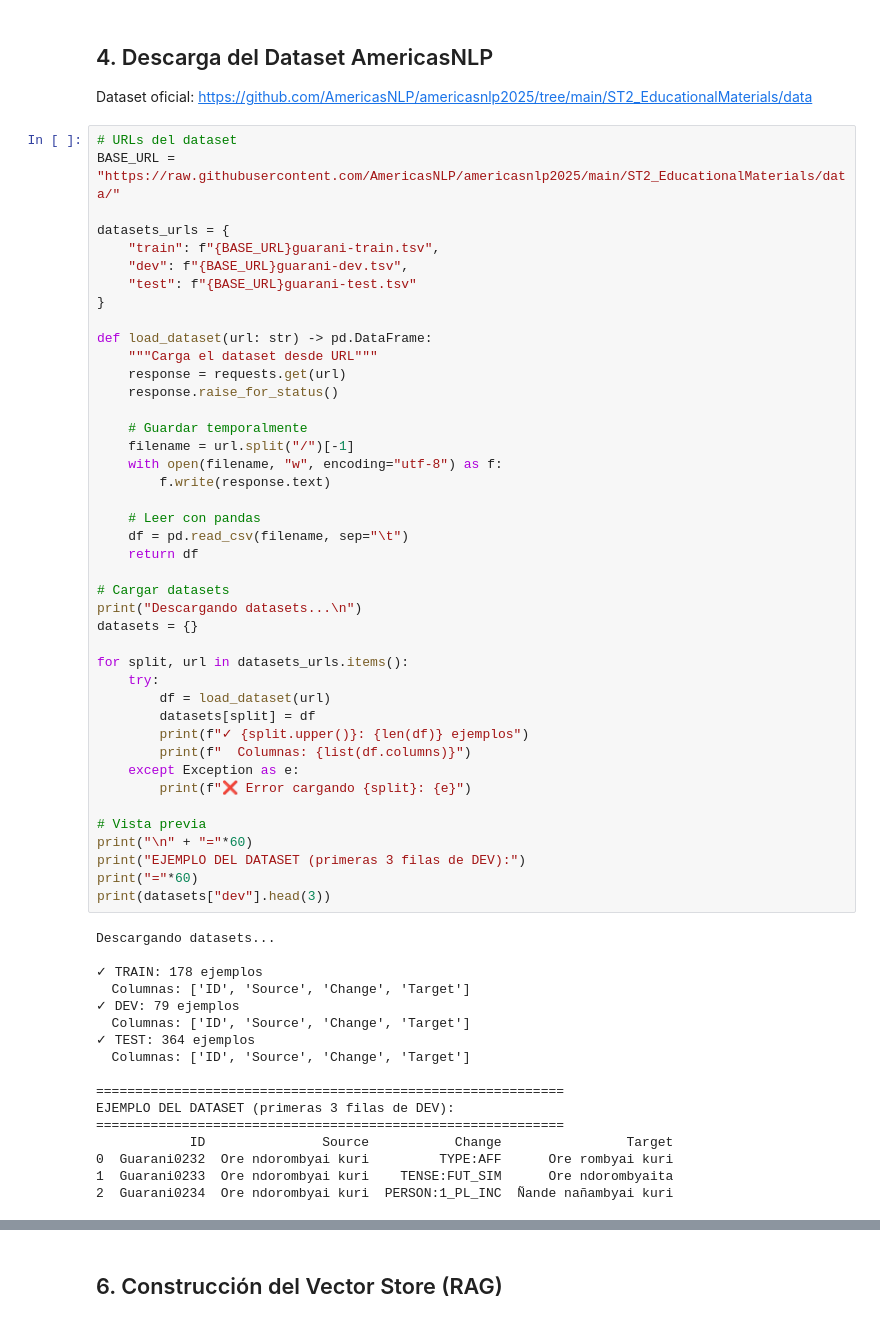
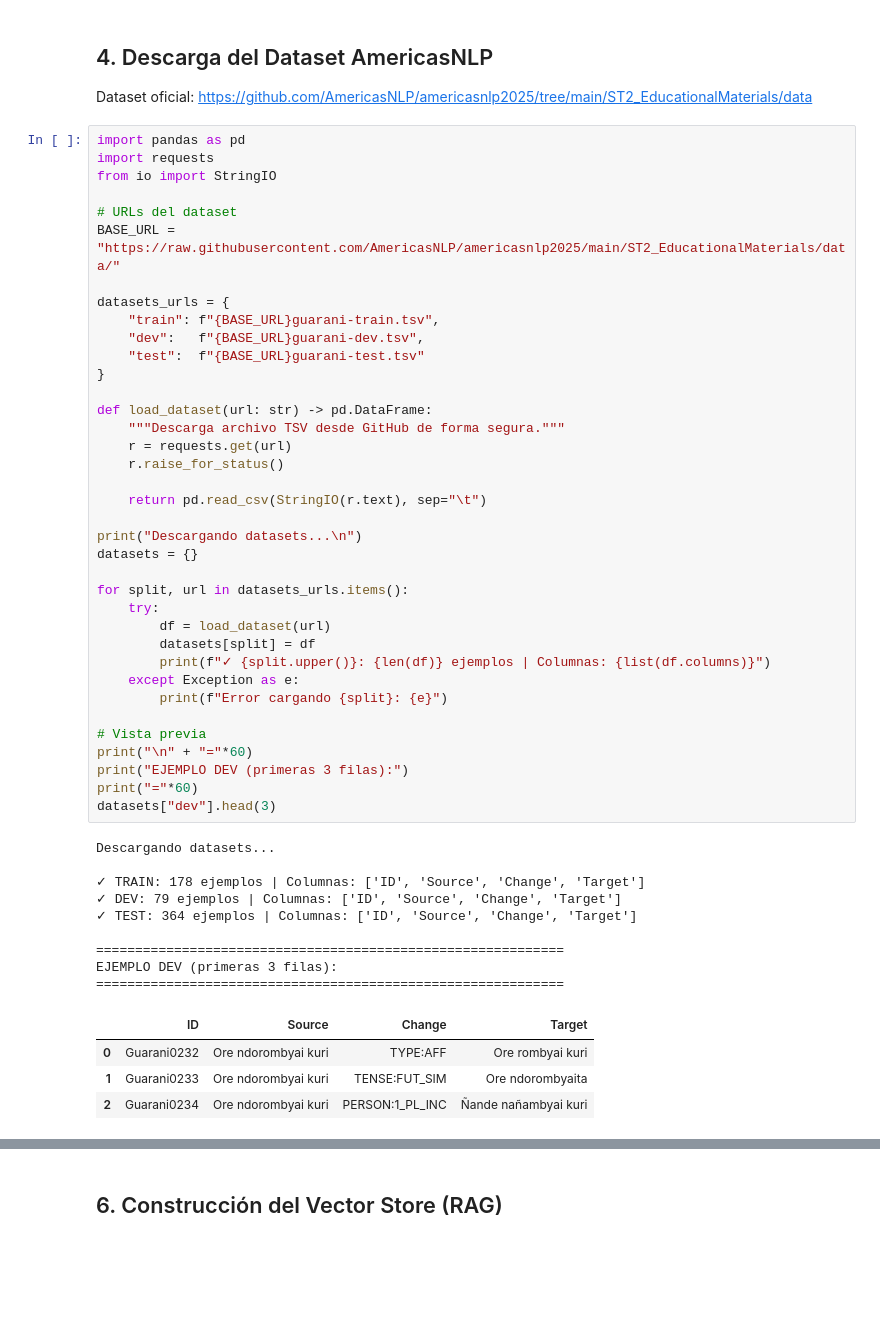
Before and after one commit to JuanAquino22/project_ia, a Jupyter notebook: projectIA.ipynb, the cells around one changed output, grey strips where cells are left out. Drawn from its saved outputs; the diff is of its cells as text; blank space fills up the shorter version.

```diff
--- a/projectIA.ipynb
+++ b/projectIA.ipynb
@@ -96,64 +128,56 @@ HF_TOKEN: True
 
 Dataset oficial: https://github.com/AmericasNLP/americasnlp2025/tree/main/ST2_EducationalMaterials/data
 # %%
+import pandas as pd
+import requests
+from io import StringIO
+
 # URLs del dataset
 BASE_URL = "https://raw.githubusercontent.com/AmericasNLP/americasnlp2025/main/ST2_EducationalMaterials/data/"
 
 datasets_urls = {
     "train": f"{BASE_URL}guarani-train.tsv",
-    "dev": f"{BASE_URL}guarani-dev.tsv",
-    "test": f"{BASE_URL}guarani-test.tsv"
+    "dev":   f"{BASE_URL}guarani-dev.tsv",
+    "test":  f"{BASE_URL}guarani-test.tsv"
 }
 
 def load_dataset(url: str) -> pd.DataFrame:
-    """Carga el dataset desde URL"""
-    response = requests.get(url)
-    response.raise_for_status()
+    """Descarga archivo TSV desde GitHub de forma segura."""
+    r = requests.get(url)
+    r.raise_for_status()
 
-    # Guardar temporalmente
-    filename = url.split("/")[-1]
-    with open(filename, "w", encoding="utf-8") as f:
-        f.write(response.text)
+    return pd.read_csv(StringIO(r.text), sep="\t")
 
-    # Leer con pandas
-    df = pd.read_csv(filename, sep="\t")
-    return df
-
-# Cargar datasets
 print("Descargando datasets...\n")
 datasets = {}
 
 for split, url in datasets_urls.items():
     try:
         df = load_dataset(url)
         datasets[split] = df
-        print(f"✓ {split.upper()}: {len(df)} ejemplos")
-        print(f"  Columnas: {list(df.columns)}")
+        print(f"✓ {split.upper()}: {len(df)} ejemplos | Columnas: {list(df.columns)}")
     except Exception as e:
-        print(f"❌ Error cargando {split}: {e}")
+        print(f"Error cargando {split}: {e}")
 
 # Vista previa
 print("\n" + "="*60)
-print("EJEMPLO DEL DATASET (primeras 3 filas de DEV):")
+print("EJEMPLO DEV (primeras 3 filas):")
 print("="*60)
-print(datasets["dev"].head(3))
+datasets["dev"].head(3)
 # %% [output]
 Descargando datasets...
 
-✓ TRAIN: 178 ejemplos
-  Columnas: ['ID', 'Source', 'Change', 'Target']
-✓ DEV: 79 ejemplos
-  Columnas: ['ID', 'Source', 'Change', 'Target']
-✓ TEST: 364 ejemplos
-  Columnas: ['ID', 'Source', 'Change', 'Target']
+✓ TRAIN: 178 ejemplos | Columnas: ['ID', 'Source', 'Change', 'Target']
+✓ DEV: 79 ejemplos | Columnas: ['ID', 'Source', 'Change', 'Target']
+✓ TEST: 364 ejemplos | Columnas: ['ID', 'Source', 'Change', 'Target']
 
 ============================================================
-EJEMPLO DEL DATASET (primeras 3 filas de DEV):
+EJEMPLO DEV (primeras 3 filas):
 ============================================================
-            ID               Source           Change                Target
-0  Guarani0232  Ore ndorombyai kuri         TYPE:AFF      Ore rombyai kuri
-1  Guarani0233  Ore ndorombyai kuri    TENSE:FUT_SIM      Ore ndorombyaita
-2  Guarani0234  Ore ndorombyai kuri  PERSON:1_PL_INC  Ñande nañambyai kuri
+|  | ID | Source | Change | Target |
+| 0 | Guarani0232 | Ore ndorombyai kuri | TYPE:AFF | Ore rombyai kuri |
+| 1 | Guarani0233 | Ore ndorombyai kuri | TENSE:FUT_SIM | Ore ndorombyaita |
+| 2 | Guarani0234 | Ore ndorombyai kuri | PERSON:1_PL_INC | Ñande nañambyai kuri |
 # %% [markdown]
 ## 5. Carga de Gramática Guaraní (Base de Conocimiento para RAG)
 
```
Also changed, not shown: parts of 23 cells of this notebook.
